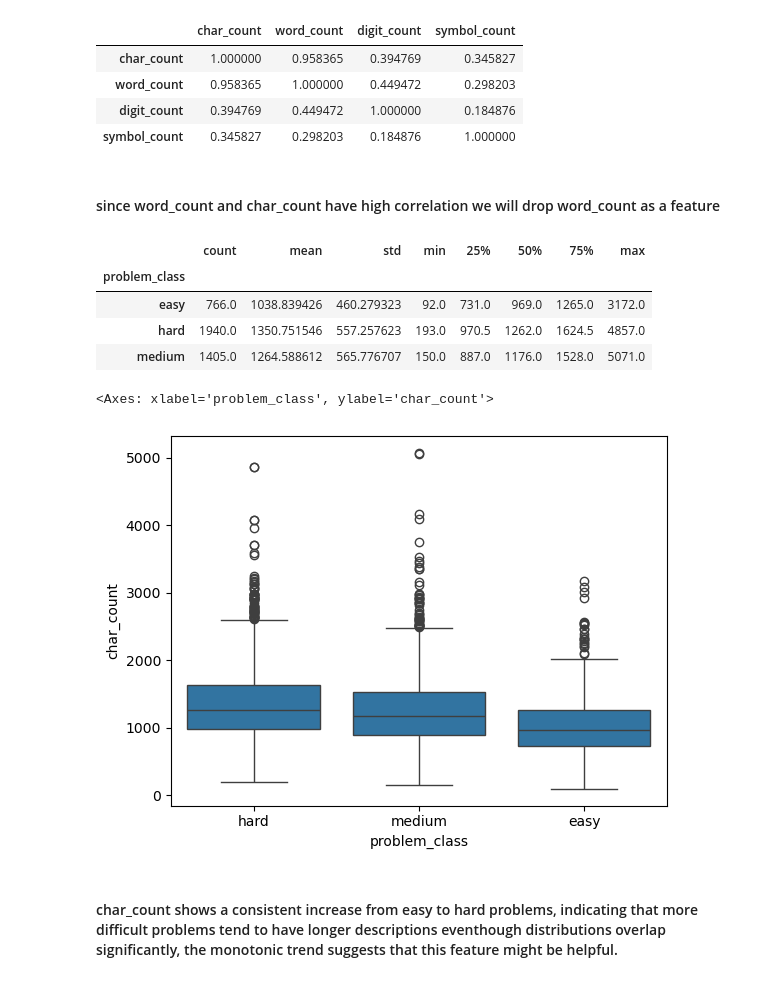
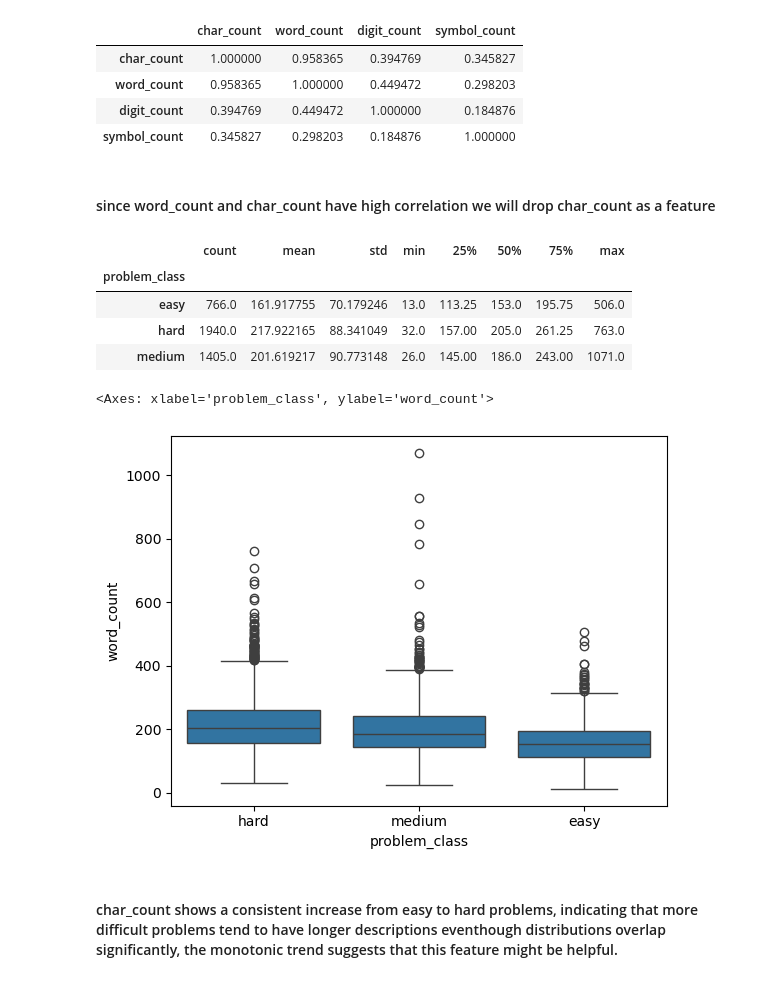
Before and after one commit to aditijoshi786/auto-judge-problem-classifier, a Jupyter notebook: src.ipynb, the cells around one changed output. Drawn from its saved outputs; the diff is of its cells as text; code cells hidden in the pictures.

```diff
--- a/src.ipynb
+++ b/src.ipynb
@@ -26,22 +26,14 @@ df
 def join_sample_io(sample):
     if type(sample) != list or len(sample) == 0:
         return ""
-
     parts = []
-
     for s in sample:
         if type(s) == dict:
-            parts.append(
-                "example input " +
-                s.get("input", "") +
-                " output " +
-                s.get("output", "")
-            )
-
+            parts.append("example input " +s.get("input", "") +" output " + s.get("output", "") )
     if len(parts) == 1:
         return parts[0]
+    return " exsep ".join(parts)
 
-    return " exsep ".join(parts)
 df["sample_joined"]=df["sample_io"].apply(join_sample_io)
 # %%
 def count_testcases(sample):
@@ -126,5 +115,5 @@ df[df['title'].str.strip()==""]
 # %%
-def normalize_desc(s):
+def process_desc(s):
     if not isinstance(s, str):
         return ""
     s = re.sub(r"\s+", " ", s)
@@ -133,4 +122,4 @@ def normalize_desc(s):
 df["raw_text"] = (
     df["title"] + " " +df["description"] + " " +df["input_description"] + " " +df["output_description"]+df["sample_joined"]
 )
-df["raw_text"]=df["raw_text"].apply(normalize_desc)
+df["raw_text"]=df["raw_text"].apply(process_desc)
@@ -320,24 +313,24 @@ corr
 | digit_count | 0.394769 | 0.449472 | 1.000000 | 0.184876 |
 | symbol_count | 0.345827 | 0.298203 | 0.184876 | 1.000000 |
 # %% [markdown]
-<h4>since word_count and char_count have high correlation we will drop word_count as a feature</h4>
+<h4>since word_count and char_count have high correlation we will drop char_count as a feature</h4>
 # %%
-df=df.drop('word_count',axis=1)
+df=df.drop('char_count',axis=1)
 # %%
-df.groupby("problem_class")["char_count"].describe()
+df.groupby("problem_class")["word_count"].describe()
 # %% [output]
 |  | count | mean | std | min | 25% | 50% | 75% | max |
 | problem_class |  |  |  |  |  |  |  |  |
-| easy | 766.0 | 1038.839426 | 460.279323 | 92.0 | 731.0 | 969.0 | 1265.0 | 3172.0 |
-| hard | 1940.0 | 1350.751546 | 557.257623 | 193.0 | 970.5 | 1262.0 | 1624.5 | 4857.0 |
-| medium | 1405.0 | 1264.588612 | 565.776707 | 150.0 | 887.0 | 1176.0 | 1528.0 | 5071.0 |
+| easy | 766.0 | 161.917755 | 70.179246 | 13.0 | 113.25 | 153.0 | 195.75 | 506.0 |
+| hard | 1940.0 | 217.922165 | 88.341049 | 32.0 | 157.00 | 205.0 | 261.25 | 763.0 |
+| medium | 1405.0 | 201.619217 | 90.773148 | 26.0 | 145.00 | 186.0 | 243.00 | 1071.0 |
 # %%
 import seaborn as sns
 
-sns.boxplot(x="problem_class", y="char_count", data=df)
+sns.boxplot(x="problem_class", y="word_count", data=df)
 # %% [output]
-<Axes: xlabel='problem_class', ylabel='char_count'>
+<Axes: xlabel='problem_class', ylabel='word_count'>
-[figure, old version]
+[figure, new version]
 # %% [markdown]
 <h4>char_count shows a consistent increase from easy to hard problems, indicating that more difficult problems tend to have longer descriptions eventhough distributions overlap significantly, the monotonic trend suggests that this feature might be helpful.</h4>
 # %%
```
Also changed, not shown: parts of 39 cells of this notebook, 3 other files.
